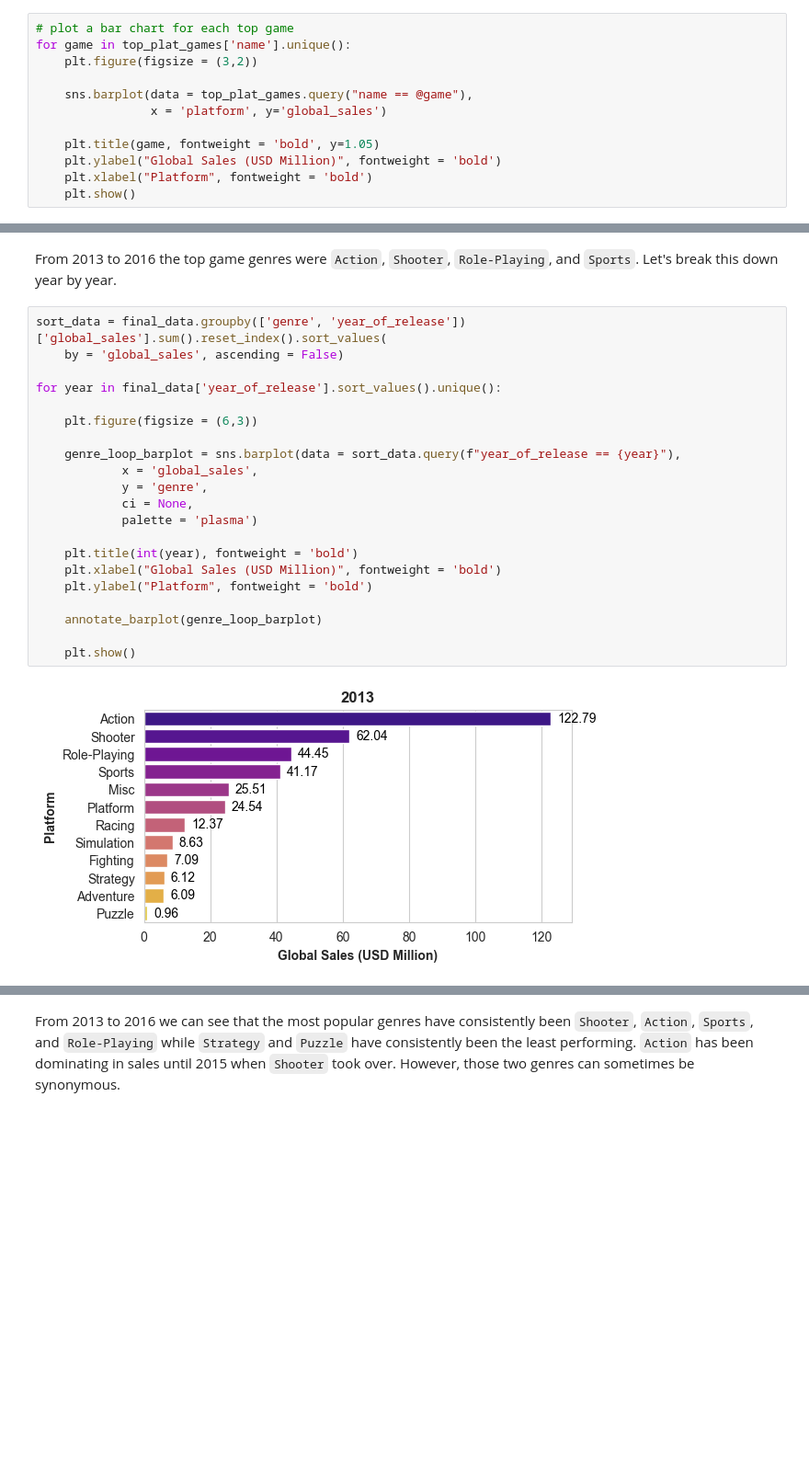
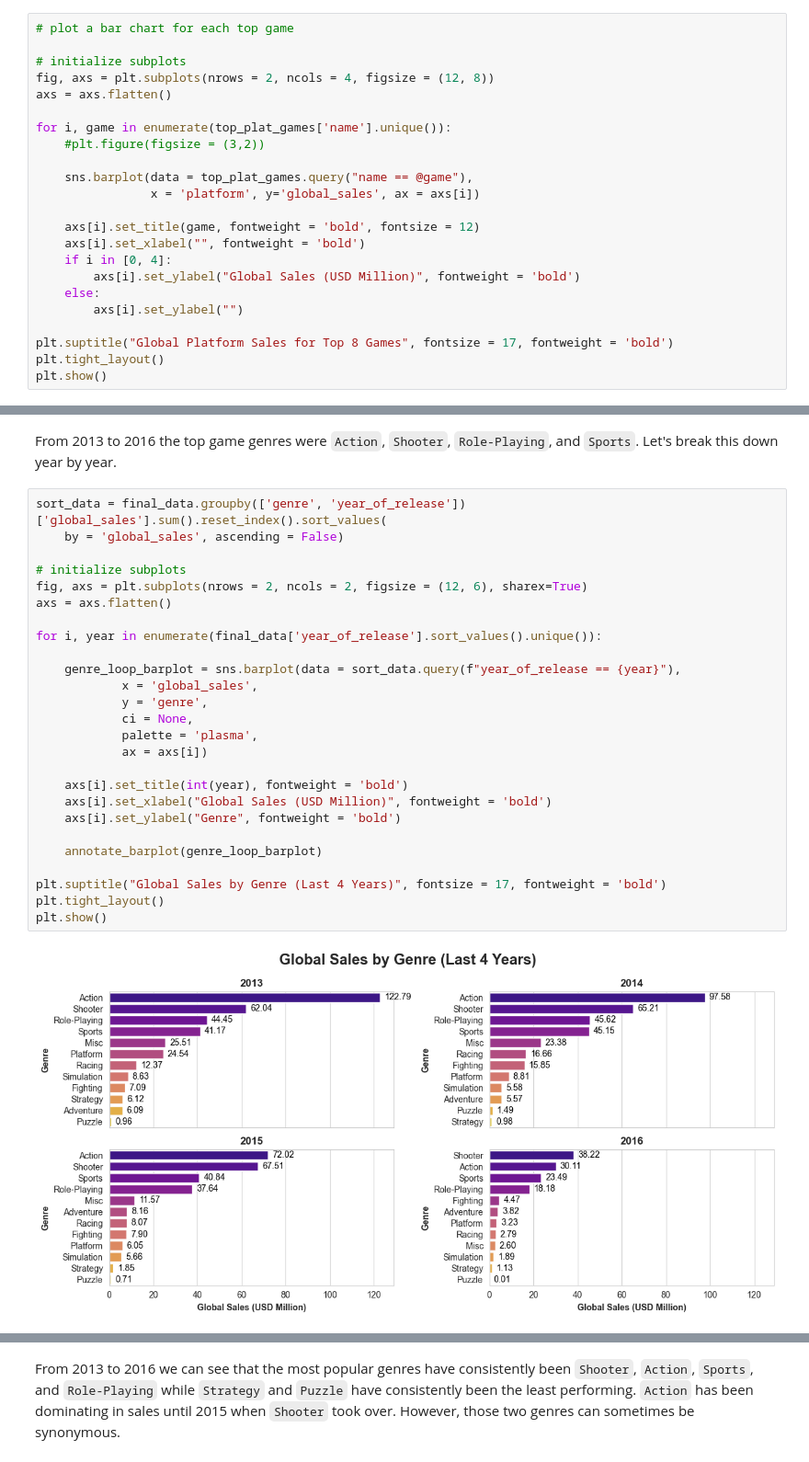
Before and after one commit to MarlowCase/tripleten_datascience_projects, a Jupyter notebook: Sprint_05_Project/Project_5_Notebook.ipynb, the cells around one changed output, grey strips where cells are left out. Shown at 92% size. Drawn from its saved outputs; the diff is of its cells as text; blank space fills up the shorter version.

```diff
--- a/Sprint_05_Project/Project_5_Notebook.ipynb
+++ b/Sprint_05_Project/Project_5_Notebook.ipynb
@@ -1445,14 +1445,25 @@ top_plat_games.head()
 | 4 | FIFA 15 | PS4 | 6.08 |
 # %%
 # plot a bar chart for each top game
-for game in top_plat_games['name'].unique():
-    plt.figure(figsize = (3,2))
+
+# initialize subplots
+fig, axs = plt.subplots(nrows = 2, ncols = 4, figsize = (12, 8))
+axs = axs.flatten()
+
+for i, game in enumerate(top_plat_games['name'].unique()):
+    #plt.figure(figsize = (3,2))
 
     sns.barplot(data = top_plat_games.query("name == @game"),
-                x = 'platform', y='global_sales')
+                x = 'platform', y='global_sales', ax = axs[i])
 
-    plt.title(game, fontweight = 'bold', y=1.05)
-    plt.ylabel("Global Sales (USD Million)", fontweight = 'bold')
-    plt.xlabel("Platform", fontweight = 'bold')
-    plt.show()
+    axs[i].set_title(game, fontweight = 'bold', fontsize = 12)
+    axs[i].set_xlabel("", fontweight = 'bold')
+    if i in [0, 4]:
+        axs[i].set_ylabel("Global Sales (USD Million)", fontweight = 'bold')
+    else:
+        axs[i].set_ylabel("")
+
+plt.suptitle("Global Platform Sales for Top 8 Games", fontsize = 17, fontweight = 'bold')
+plt.tight_layout()
+plt.show()
 # %% [output]
@@ -1499,23 +1503,28 @@ From 2013 to 2016 the top game genres were `Action`, `Shooter`, `Role-Playing`,
 # %%
 sort_data = final_data.groupby(['genre', 'year_of_release'])['global_sales'].sum().reset_index().sort_values(
     by = 'global_sales', ascending = False)
 
-for year in final_data['year_of_release'].sort_values().unique():
+# initialize subplots
+fig, axs = plt.subplots(nrows = 2, ncols = 2, figsize = (12, 6), sharex=True)
+axs = axs.flatten()
 
-    plt.figure(figsize = (6,3))
+for i, year in enumerate(final_data['year_of_release'].sort_values().unique()):
 
     genre_loop_barplot = sns.barplot(data = sort_data.query(f"year_of_release == {year}"),
             x = 'global_sales',
             y = 'genre',
             ci = None,
-            palette = 'plasma')
+            palette = 'plasma',
+            ax = axs[i])
 
-    plt.title(int(year), fontweight = 'bold')
-    plt.xlabel("Global Sales (USD Million)", fontweight = 'bold')
-    plt.ylabel("Platform", fontweight = 'bold')
+    axs[i].set_title(int(year), fontweight = 'bold')
+    axs[i].set_xlabel("Global Sales (USD Million)", fontweight = 'bold')
+    axs[i].set_ylabel("Genre", fontweight = 'bold')
 
     annotate_barplot(genre_loop_barplot)
 
-    plt.show()
+plt.suptitle("Global Sales by Genre (Last 4 Years)", fontsize = 17, fontweight = 'bold')
+plt.tight_layout()
+plt.show()
 # %% [output]
-[figure, old version]
+[figure, new version]
```
Also changed, not shown: parts of 3 cells of this notebook, 3 other files.
